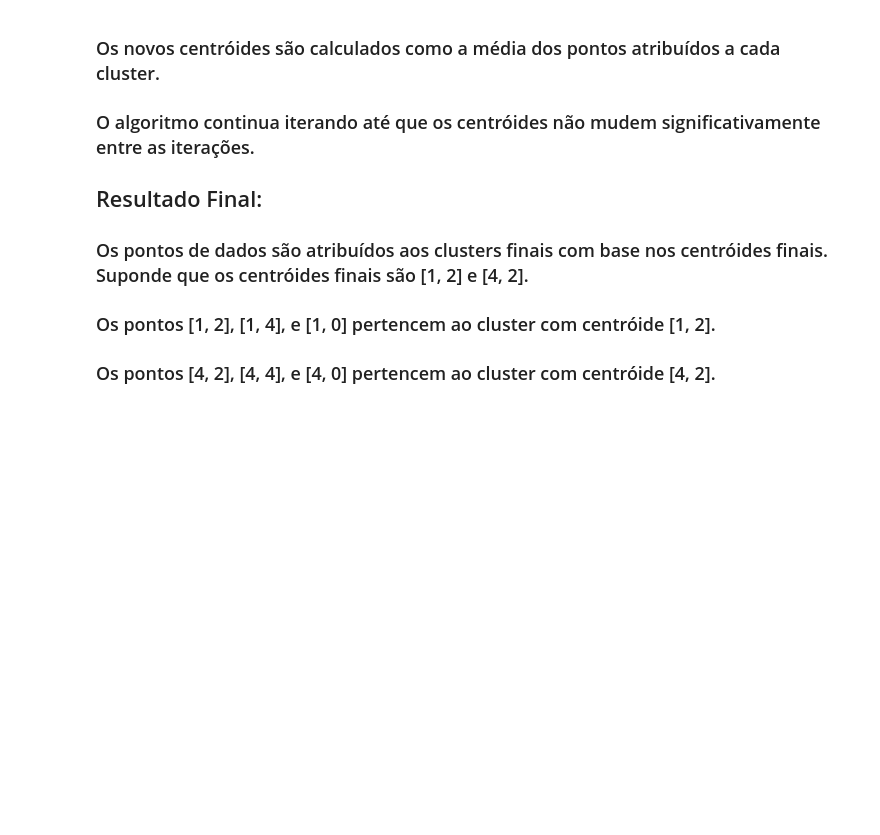
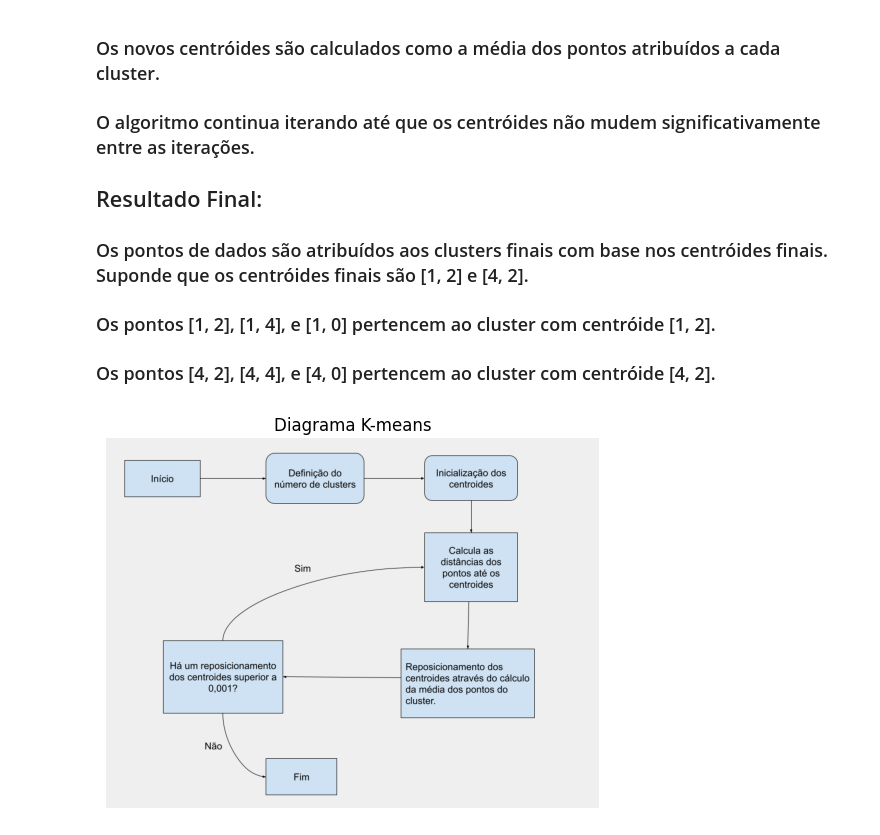
Before and after one commit to Eduardocin/EduardoMLHub, a Jupyter notebook: K-means/BasicVisu.ipynb, the cells around one changed output. Cells and saved outputs as stored; diff of their text form; code cells hidden in the pictures; blank space fills up the shorter version.

```diff
--- a/K-means/BasicVisu.ipynb
+++ b/K-means/BasicVisu.ipynb
@@ -30,6 +30,14 @@ import numpy as np
 ###    Os pontos de dados são atribuídos aos clusters finais com base nos centróides finais. Suponde que os centróides finais são [1, 2] e [4, 2].
 ###    Os pontos [1, 2], [1, 4], e [1, 0] pertencem ao cluster com centróide [1, 2].
 ###    Os pontos [4, 2], [4, 4], e [4, 0] pertencem ao cluster com centróide [4, 2].
+# %%
+img = mpimg.imread('C:\\Users\\Eduar\\OneDrive\\Documentos\\GitHub\\MachineLearning\\K-means\\k-means_diagrama.png')
+plt.title("Diagrama K-means")
+plt.imshow(img)
+plt.axis(False)
+plt.show()
+# %% [output]
+[figure, added]
 # %%
 # Generate random data points
 random_points = np.random.randint(0, 500, size=(200, 2))
```
Also changed, not shown: parts of 6 cells of this notebook, 1 other file.
